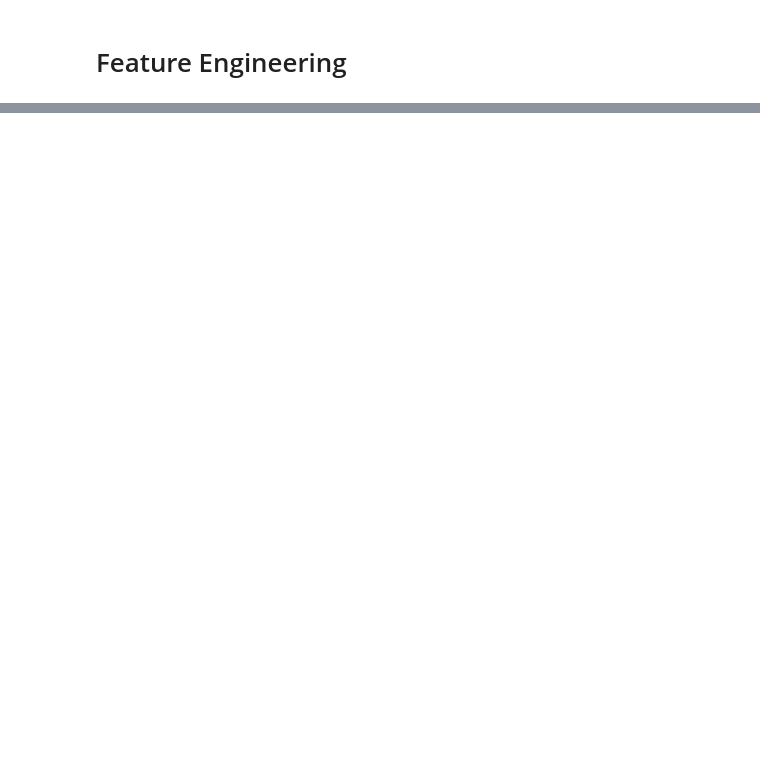
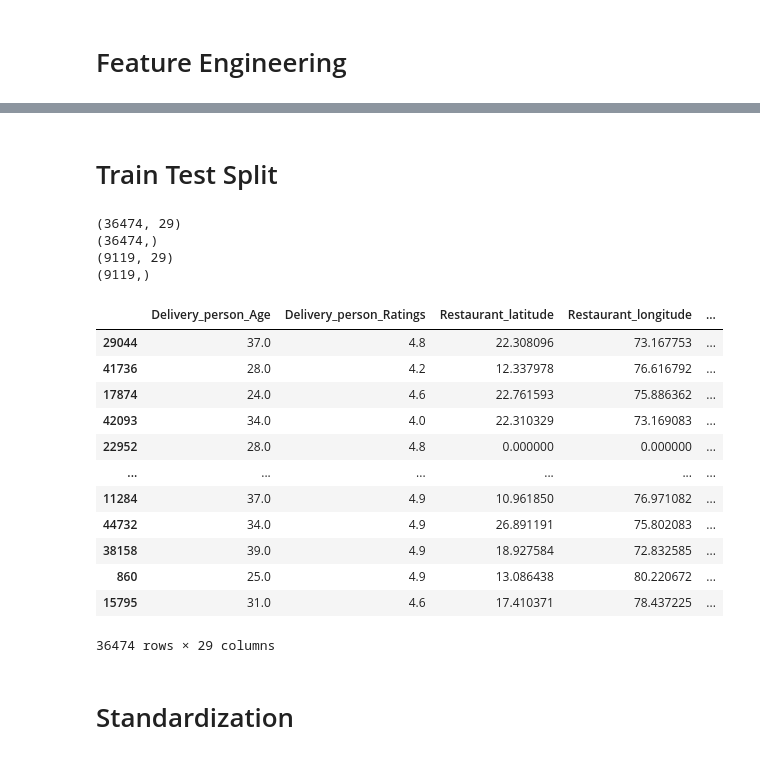
Before and after one commit to Siddharth3271/Food-Delivery-Prediction, a Jupyter notebook: Food Delivery Prediction.ipynb, the cells around one changed output, grey strips where cells are left out. Cells and saved outputs as stored; diff of their text form; code cells hidden in the pictures; blank space fills up the shorter version.

Commit message:
Done Data Preprocessing , Train Test split and Standardization

```diff
--- a/Food Delivery Prediction.ipynb
+++ b/Food Delivery Prediction.ipynb
@@ -442,0 +467,36 @@ df_train.head()
+# %% [markdown]
+# Train Test Split
+# %%
+#split features and labels
+X=df_train.drop('Time_taken(min)',axis=1)  #Features
+y=df_train['Time_taken(min)']  #Target variable
+
+#split the data into train and test splits
+X_train,X_test,y_train,y_test=train_test_split(X,y,test_size=0.2,random_state=42)
+print(X_train.shape)
+print(y_train.shape)
+print(X_test.shape)
+print(y_test.shape)
+# %% [output]
+(36474, 29)
+(36474,)
+(9119, 29)
+(9119,)
+# %%
+X_train
+# %% [output]
+|  | Delivery_person_Age | Delivery_person_Ratings | Restaurant_latitude | Restaurant_longitude | ... |
+| 29044 | 37.0 | 4.8 | 22.308096 | 73.167753 | ... |
+| 41736 | 28.0 | 4.2 | 12.337978 | 76.616792 | ... |
+| 17874 | 24.0 | 4.6 | 22.761593 | 75.886362 | ... |
+| 42093 | 34.0 | 4.0 | 22.310329 | 73.169083 | ... |
+| 22952 | 28.0 | 4.8 | 0.000000 | 0.000000 | ... |
+| ... | ... | ... | ... | ... | ... |
+| 11284 | 37.0 | 4.9 | 10.961850 | 76.971082 | ... |
+| 44732 | 34.0 | 4.9 | 26.891191 | 75.802083 | ... |
+| 38158 | 39.0 | 4.9 | 18.927584 | 72.832585 | ... |
+| 860 | 25.0 | 4.9 | 13.086438 | 80.220672 | ... |
+| 15795 | 31.0 | 4.6 | 17.410371 | 78.437225 | ... |
+36474 rows × 29 columns
+# %% [markdown]
+# Standardization
```
Also changed, not shown: parts of 11 cells of this notebook.
